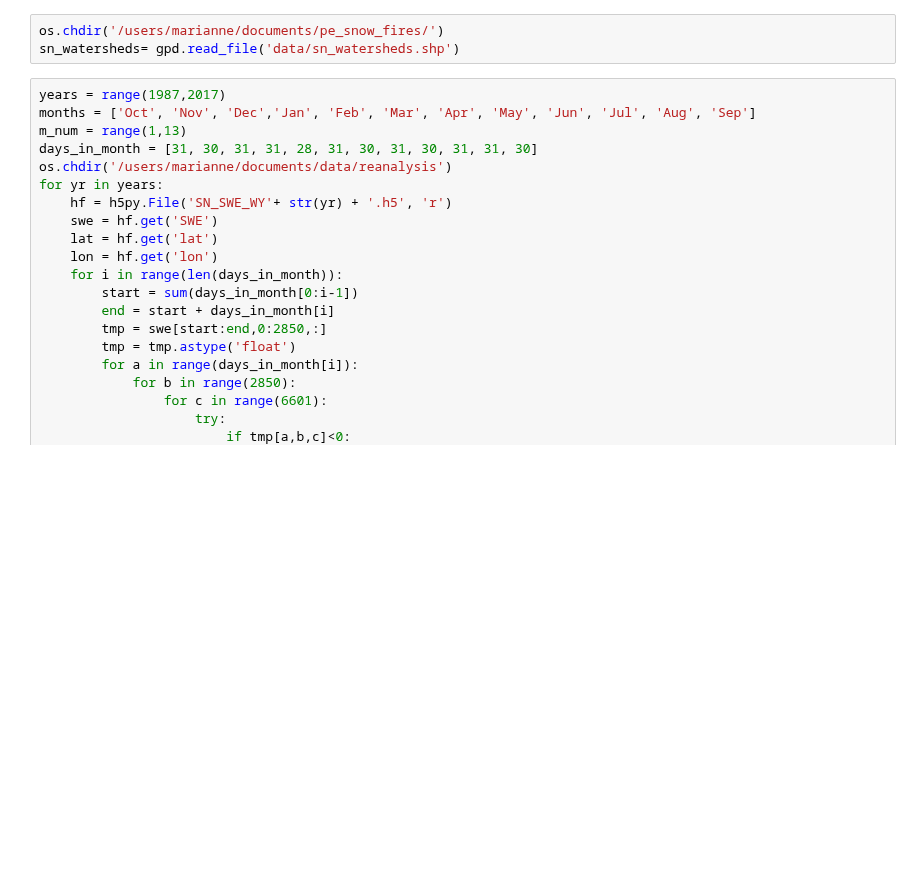
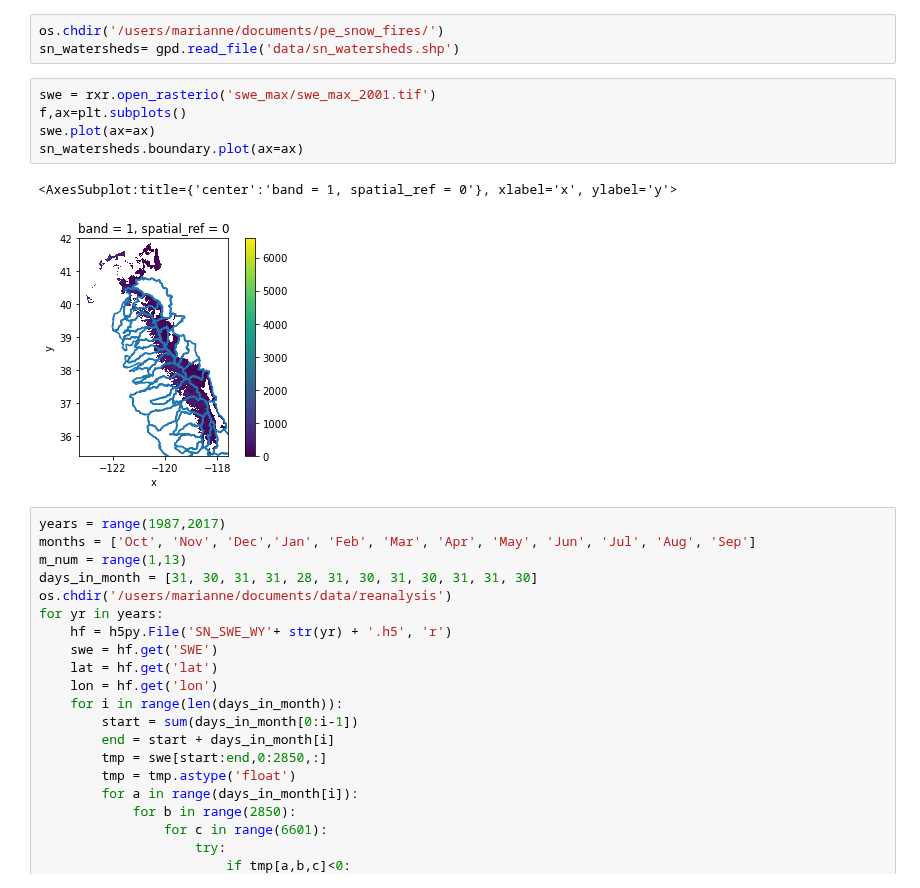
Before and after one commit to mariannecowherd/pe_snow_fires, a Jupyter notebook: scripts/swe_reanalysis.ipynb, the cells around one changed output. Drawn from its saved outputs; the diff is of its cells as text; blank space fills up the shorter version.

```diff
--- a/scripts/swe_reanalysis.ipynb
+++ b/scripts/swe_reanalysis.ipynb
@@ -42,6 +26,14 @@ import geopandas as gpd
 # %%
 os.chdir('/users/marianne/documents/pe_snow_fires/')
 sn_watersheds= gpd.read_file('data/sn_watersheds.shp')
+# %%
+swe = rxr.open_rasterio('swe_max/swe_max_2001.tif')
+f,ax=plt.subplots()
+swe.plot(ax=ax)
+sn_watersheds.boundary.plot(ax=ax)
+# %% [output]
+<AxesSubplot:title={'center':'band = 1, spatial_ref = 0'}, xlabel='x', ylabel='y'>
+[figure, added]
 # %%
 years = range(1987,2017)
 months = ['Oct', 'Nov', 'Dec','Jan', 'Feb', 'Mar', 'Apr', 'May', 'Jun', 'Jul', 'Aug', 'Sep']
```
Also changed, not shown: parts of 1 cell of this notebook.
